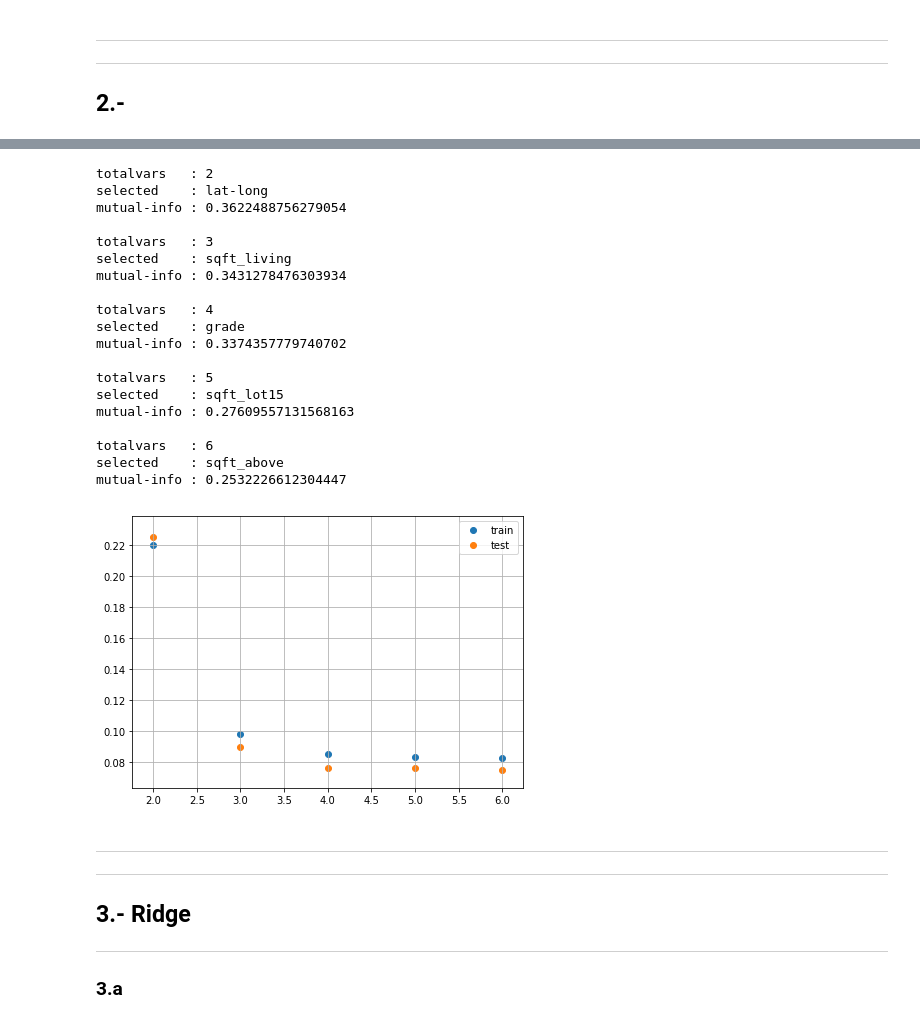
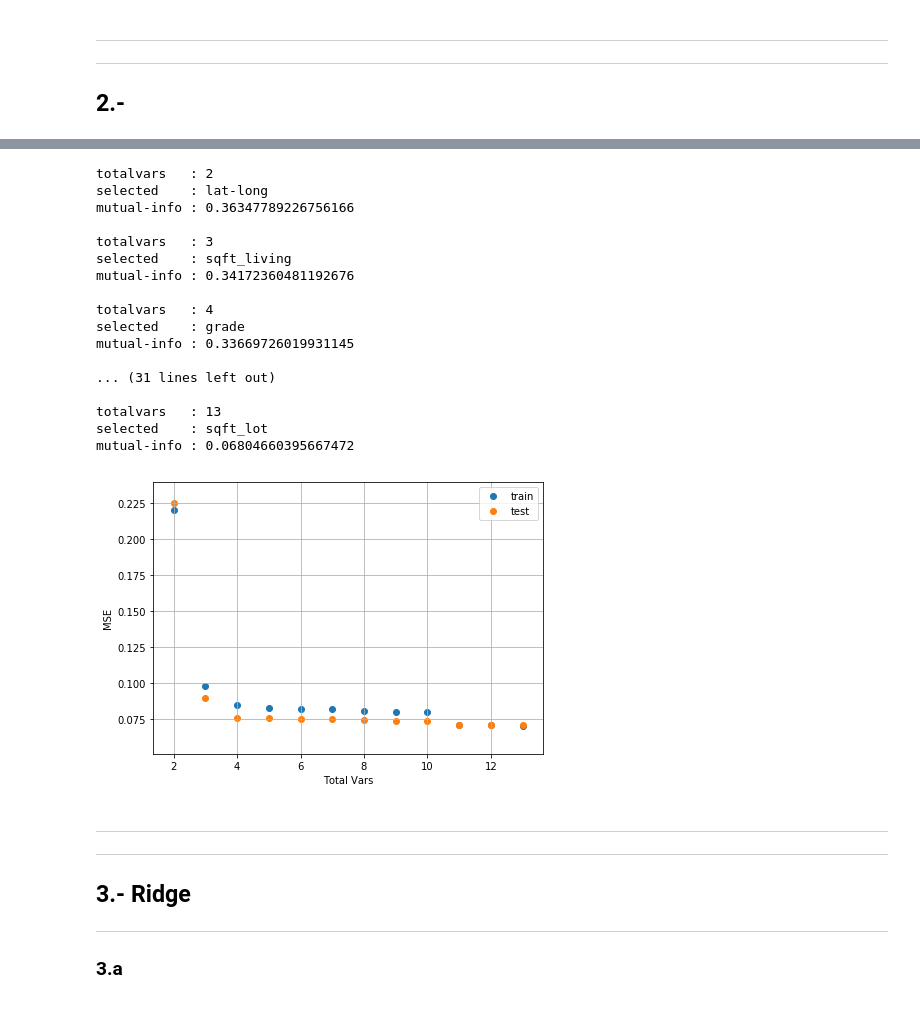
Before and after one commit to vlizanae/INF393, a Jupyter notebook: tarea-1/tarea-1.ipynb, the cells around one changed output, grey strips where cells are left out. Cells and saved outputs as stored; diff of their text form; code cells hidden in the pictures.

```diff
--- a/tarea-1/tarea-1.ipynb
+++ b/tarea-1/tarea-1.ipynb
@@ -536,7 +538,7 @@ def fss_mi(x, y, x_t, y_t, names_x, k = 10000, n=6, verbose=False):
     mse_list_train = []
     mse_list_test = []
 
-    score_candidates = list(zip(mutual_info_regression(x, y), range(p)))
+    score_candidates = list(zip(fs.mutual_info_regression(x, y), range(p)))
     score_candidates.sort()
 
     for i in range(2, n+1):
@@ -568,37 +570,37 @@ def fss_mi(x, y, x_t, y_t, names_x, k = 10000, n=6, verbose=False):
 # %%
 # Muy costoso!
 # no tan buen comportamiento
-attr_indexes, train_mse, test_mse = fss_mi(Xm_scaled, ym, Xtm_scaled, ytm, names_regressors, verbose=True)
+attr_indexes, train_mse, test_mse = fss_mi(Xm_scaled, ym, Xtm_scaled, ytm, names_regressors, n=13, verbose=True)
 
 fig = plt.figure(figsize=(7, 5))
 ax1 = fig.add_subplot(111)
 ax1.scatter(range(2,2+len(train_mse)), train_mse, label="train")
 ax1.scatter(range(2,2+len(test_mse)), test_mse, label="test")
 ax1.legend()
+ax1.set_xlabel("Total Vars")
+ax1.set_ylabel("MSE")
 ax1.grid()
 
 plt.show()
 # %% [output]
 totalvars   : 2
 selected    : lat-long
-mutual-info : 0.3622488756279054
+mutual-info : 0.36347789226756166
 
 totalvars   : 3
 selected    : sqft_living
-mutual-info : 0.3431278476303934
+mutual-info : 0.34172360481192676
 
 totalvars   : 4
 selected    : grade
-mutual-info : 0.3374357779740702
+mutual-info : 0.33669726019931145
 
-totalvars   : 5
-selected    : sqft_lot15
-mutual-info : 0.27609557131568163
+... (31 lines left out)
 
-totalvars   : 6
-selected    : sqft_above
-mutual-info : 0.2532226612304447
+totalvars   : 13
+selected    : sqft_lot
+mutual-info : 0.06804660395667472
-[figure, old version]
+[figure, new version]
 # %% [markdown]
 ---
 
```
Also changed, not shown: parts of 33 cells of this notebook.
